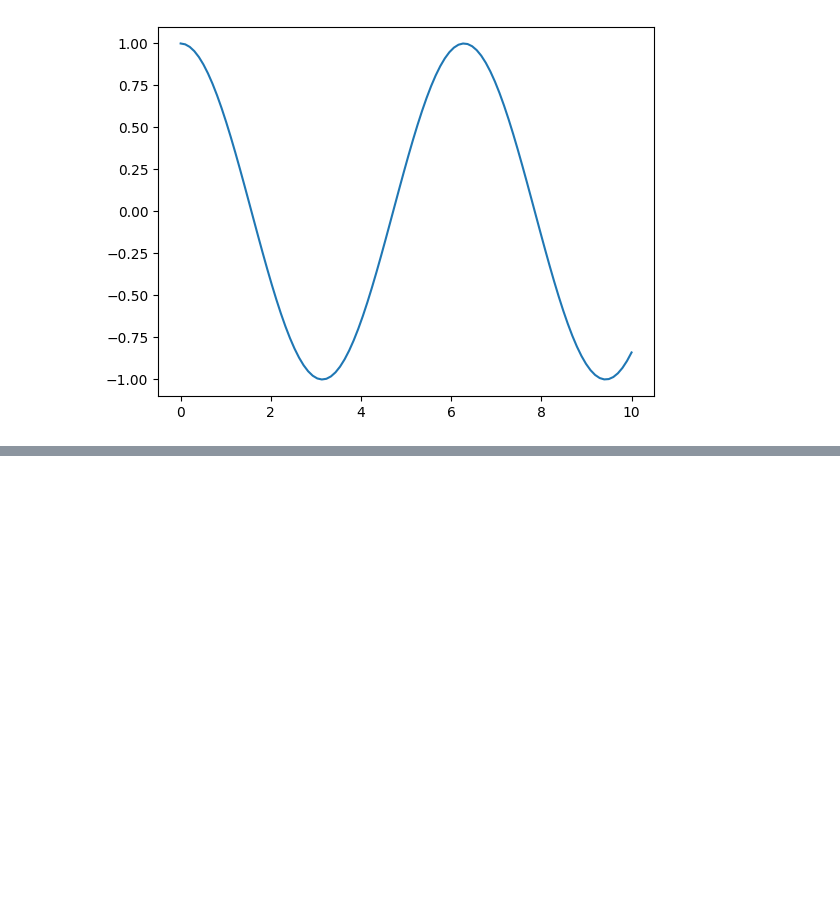
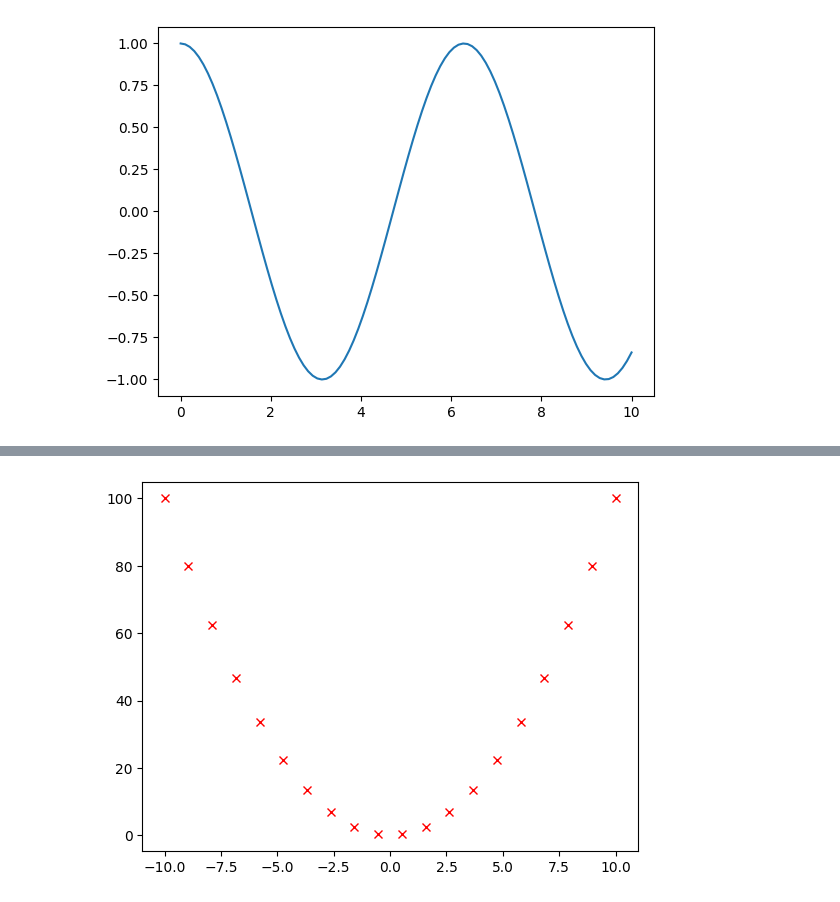
Before and after one commit to AshishKhadka1/Machine-Learning, a Jupyter notebook: 3_3_Matplotlib_Tutorial_in_python.ipynb, the cells around one changed output, grey strips where cells are left out. Saved outputs shown, nothing was run; the diff lists cells and outputs as text; code cells hidden in the pictures; blank space fills up the shorter version.

```diff
--- a/3_3_Matplotlib_Tutorial_in_python.ipynb
+++ b/3_3_Matplotlib_Tutorial_in_python.ipynb
@@ -96,0 +119,5 @@ plt.show()
+# %%
+plt.plot(x, y, 'rx')
+plt.show()
+# %% [output]
+[figure, added]
```
Also changed, not shown: parts of 16 cells of this notebook.
